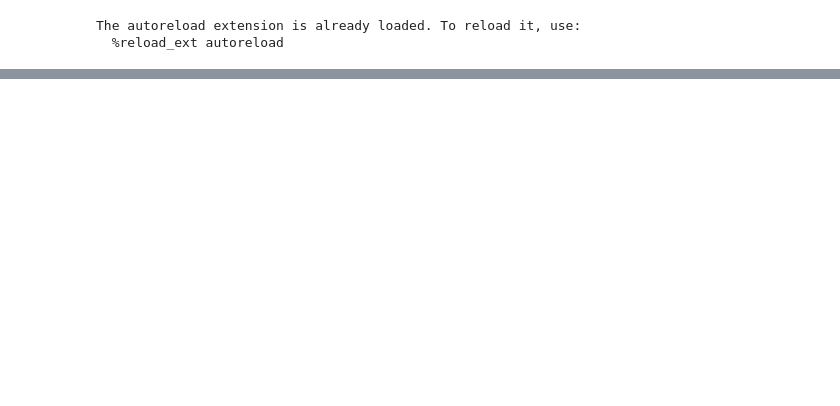
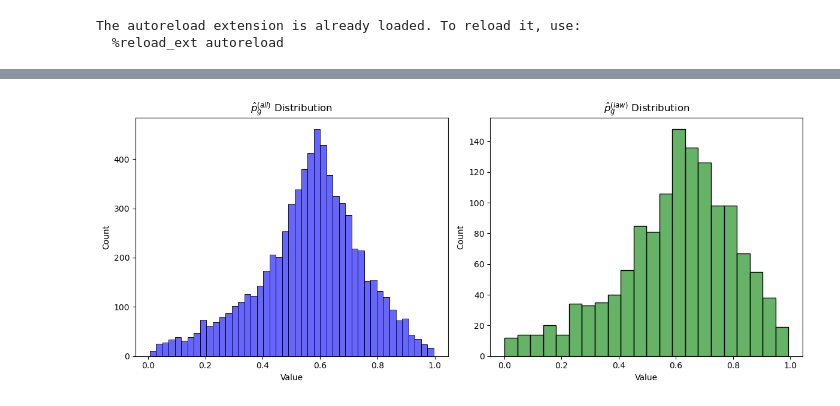
Before and after one commit to heyyjudes/formalizing-fairness-for-stereotypes, a Jupyter notebook: Bios.ipynb, the cells around one changed output, grey strips where cells are left out. Cells and saved outputs as stored; diff of their text form; code cells hidden in the pictures; blank space fills up the shorter version.

```diff
--- a/Bios.ipynb
+++ b/Bios.ipynb
@@ -48,0 +36,10 @@ Please also refer to the documentation for alternative solver options:
+# %%
+rep = "WE"
+ft = fasttext.load_model('cc.en.300.bin')
+occupation = "attorney"
+all_dataset = ds.Dataset('biasbios', target_occ=occupation, rep=rep)
+all_dataset.split_train_test()
+print(len(all_dataset.y_train))
+occ_dataset = ds.Dataset('biasbios', target_occ=occupation, rep=rep, balanced=True)
+occ_dataset.split_train_test()
+print(len(occ_dataset.y_train))
@@ -48,0 +73,12 @@ Please also refer to the documentation for alternative solver options:
+# %%
+g_clf = LogisticRegression()
+g_clf.fit(occ_dataset.x_train, occ_dataset.g_train)
+g_occ_pred = g_clf.predict_proba(occ_dataset.x_test)[:, 1]
+print(f"clf g_occ acc: {accuracy_score(occ_dataset.g_test,
+                                       g_clf.predict(occ_dataset.x_test)):.3f}")
+
+occ_clf = LogisticRegression()
+occ_clf.fit(all_dataset.x_train, all_dataset.g_train)
+g_all_pred = occ_clf.predict_proba(all_dataset.x_test)[:, 1]
+print(f"clf g acc: {accuracy_score(all_dataset.g_test,
+                                  occ_clf.predict(all_dataset.x_test)):.3f}")
@@ -48,0 +102,24 @@ Please also refer to the documentation for alternative solver options:
+# %%
+plt.figure(figsize=(12, 5))
+
+# First histogram
+plt.subplot(1, 2, 1)
+sns.histplot(data=g_all_pred, color='blue', alpha=0.6)
+plt.title(r'$\hat{p}_g^{(all)}$ Distribution')
+plt.xlabel('Value')
+plt.ylabel('Count')
+
+# Second histogram
+plt.subplot(1, 2, 2)
+sns.histplot(data=g_occ_pred, color='green', alpha=0.6)
+plt.title(r'$\hat{p}_g^{(law)}$ Distribution')
+plt.xlabel('Value')
+plt.ylabel('Count')
+
+# Adjust layout to prevent overlap
+plt.tight_layout()
+
+# Show the plot
+plt.show()
+# %% [output]
+[figure, added]
```
Also changed, not shown: parts of 47 cells of this notebook, 6 other files.
